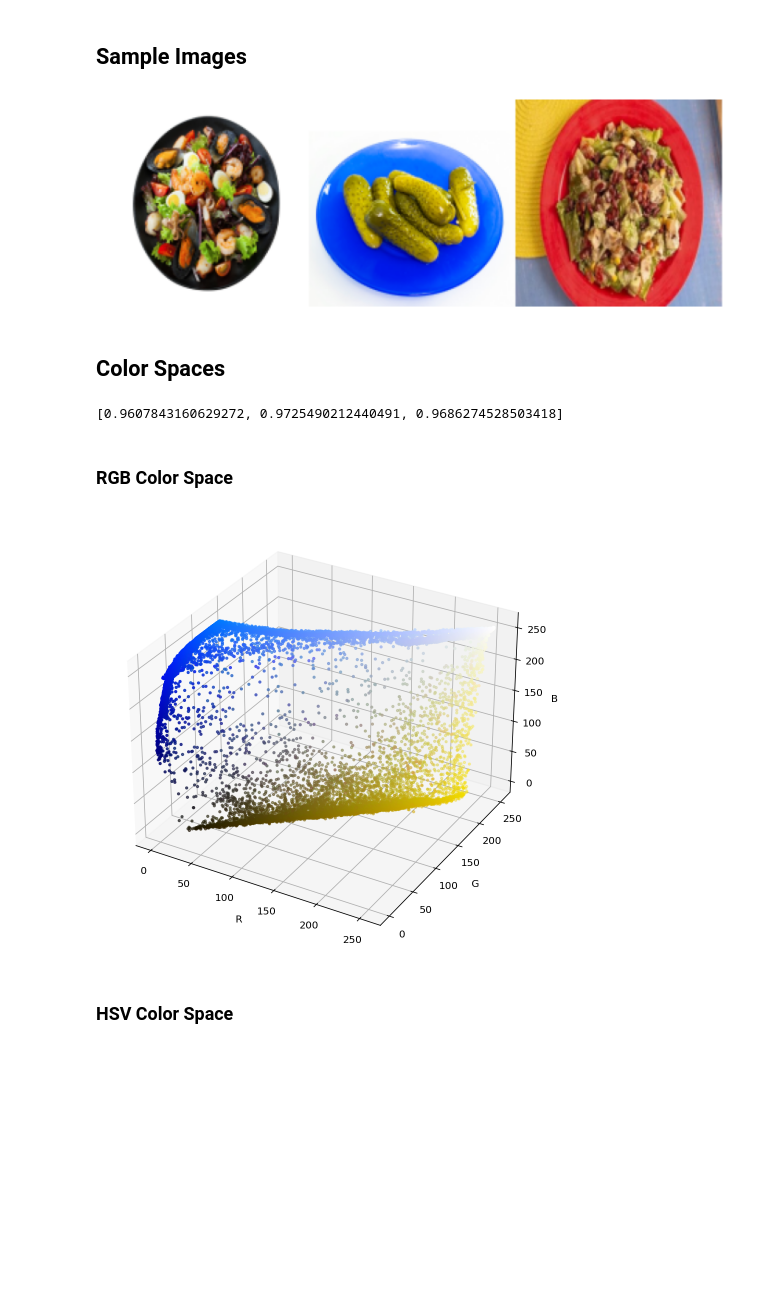
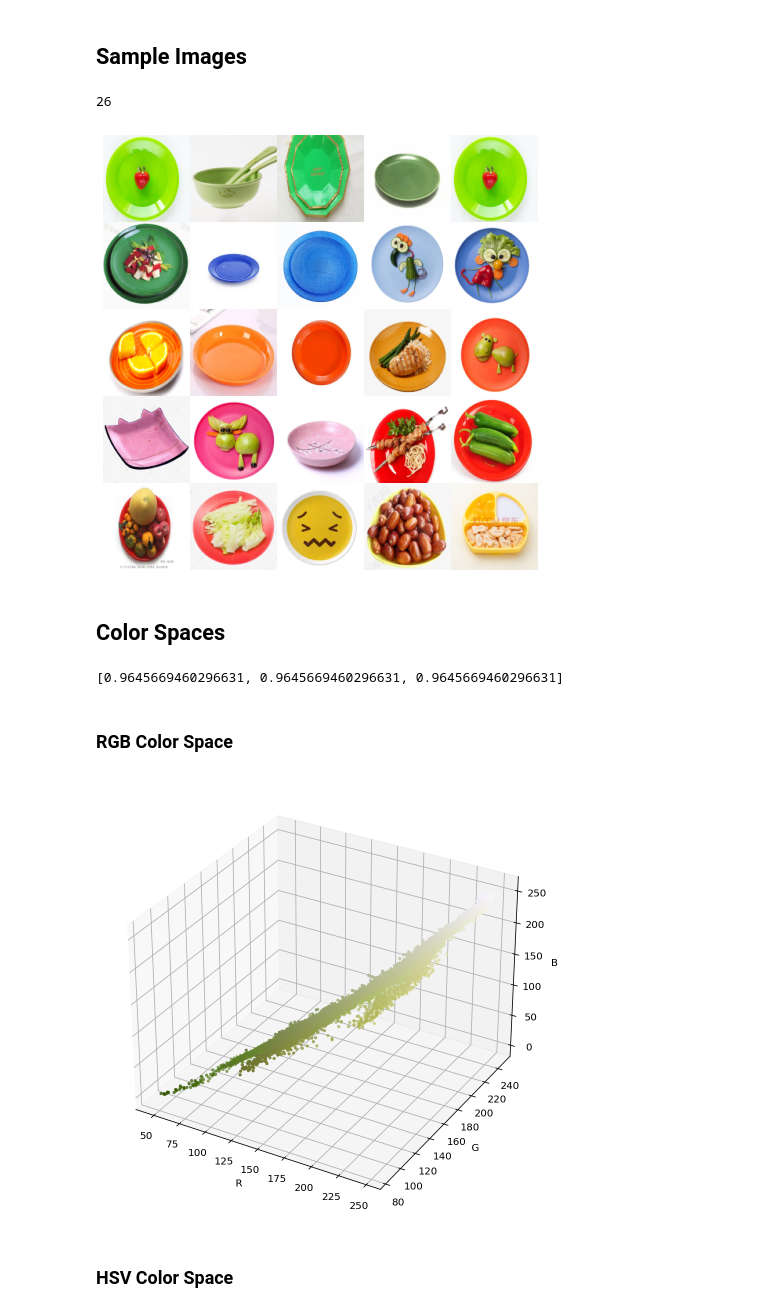
Before and after one commit to qrsforever/hzcsnote, a Jupyter notebook: erlangai/opencv/cv_dining_plate.ipynb, the cells around one changed output. Cells and saved outputs as stored; diff of their text form; code cells hidden in the pictures; blank space fills up the shorter version.

```diff
--- a/erlangai/opencv/cv_dining_plate.ipynb
+++ b/erlangai/opencv/cv_dining_plate.ipynb
@@ -204,19 +233,48 @@ NAME2INDEX
 ## Sample Images
 # %%
 test_samples = [
-    'https://raceai.s3.didiyunapi.com/data/datasets/cv/dining_plate/black.png',
-    'https://raceai.s3.didiyunapi.com/data/datasets/cv/dining_plate/blue.png',
-    'https://raceai.s3.didiyunapi.com/data/datasets/cv/dining_plate/red_plate_1.jpg',
+    'https://raceai.s3.didiyunapi.com/data/datasets/cv/Dinner_plate/green/green4.jpg',
+    'https://raceai.s3.didiyunapi.com/data/datasets/cv/Dinner_plate/green/green1.jpg',
+    'https://raceai.s3.didiyunapi.com/data/datasets/cv/Dinner_plate/green/green2.jpg',
+    'https://raceai.s3.didiyunapi.com/data/datasets/cv/Dinner_plate/green/green3.jpg',
+    'https://raceai.s3.didiyunapi.com/data/datasets/cv/Dinner_plate/green/green4.jpg',
+    'https://raceai.s3.didiyunapi.com/data/datasets/cv/Dinner_plate/green/green5.jpg',
+    'https://raceai.s3.didiyunapi.com/data/datasets/cv/Dinner_plate/blue/blue1.jpg',
+    'https://raceai.s3.didiyunapi.com/data/datasets/cv/Dinner_plate/blue/blue2.jpg',
+    'https://raceai.s3.didiyunapi.com/data/datasets/cv/Dinner_plate/blue/blue4.jpg',
+    'https://raceai.s3.didiyunapi.com/data/datasets/cv/Dinner_plate/blue/blue5.jpg',
+    'https://raceai.s3.didiyunapi.com/data/datasets/cv/Dinner_plate/orange/orange1.jpg',
+    'https://raceai.s3.didiyunapi.com/data/datasets/cv/Dinner_plate/orange/orange2.jpg',
+    'https://raceai.s3.didiyunapi.com/data/datasets/cv/Dinner_plate/orange/orange3.jpg',
+    'https://raceai.s3.didiyunapi.com/data/datasets/cv/Dinner_plate/orange/orange4.jpg',
+    'https://raceai.s3.didiyunapi.com/data/datasets/cv/Dinner_plate/orange/orange5.jpg',
+    'https://raceai.s3.didiyunapi.com/data/datasets/cv/Dinner_plate/pink/pink1.jpg',
+    'https://raceai.s3.didiyunapi.com/data/datasets/cv/Dinner_plate/pink/pink2.jpg',
+    'https://raceai.s3.didiyunapi.com/data/datasets/cv/Dinner_plate/pink/pink3.jpg',
+    'https://raceai.s3.didiyunapi.com/data/datasets/cv/Dinner_plate/red/red1.jpg',
+    'https://raceai.s3.didiyunapi.com/data/datasets/cv/Dinner_plate/red/red2.jpg',
+    'https://raceai.s3.didiyunapi.com/data/datasets/cv/Dinner_plate/red/red3.jpg',
+    'https://raceai.s3.didiyunapi.com/data/datasets/cv/Dinner_plate/red/red4.jpg',
+    'https://raceai.s3.didiyunapi.com/data/datasets/cv/Dinner_plate/yellow/yellow1.jpg',
+    'https://raceai.s3.didiyunapi.com/data/datasets/cv/Dinner_plate/yellow/yellow2.jpg',
+    'https://raceai.s3.didiyunapi.com/data/datasets/cv/Dinner_plate/yellow/yellow3.jpg',
+    'https://raceai.s3.didiyunapi.com/data/datasets/cv/Dinner_plate/yellow/yellow4.jpg',
 ]
 
+print(len(test_samples))
+
 show_image(
-    np.hstack([
-        im_read(test_samples[0], size=150),
-        im_read(test_samples[1], size=150),
-        im_read(test_samples[2], size=150)])
+    np.vstack([
+        np.hstack([im_read(test_samples[i], size=150) for i in range(0, 5)]),
+        np.hstack([im_read(test_samples[i], size=150) for i in range(5, 10)]),
+        np.hstack([im_read(test_samples[i], size=150) for i in range(10, 15)]),
+        np.hstack([im_read(test_samples[i], size=150) for i in range(15, 20)]),
+        np.hstack([im_read(test_samples[i], size=150) for i in range(20, 25)]),
+    ])
 )
 # %% [output]
+26
-[figure, old version]
+[figure, new version]
 # %% [markdown]
 ## Color Spaces
 # %%
@@ -229,7 +287,7 @@ norm.autoscale(pixel_colors) # set: vmin = np.min(pixel_colors), vmax = np.max(p
 pixel_colors_list = norm(pixel_colors).tolist()
 pixel_colors_list[int(w*h*0.5)]
 # %% [output]
-[0.9607843160629272, 0.9725490212440491, 0.9686274528503418]
+[0.9645669460296631, 0.9645669460296631, 0.9645669460296631]
 # %% [markdown]
 ### RGB Color Space
 # %%
@@ -242,7 +300,7 @@ axis.set_xlabel("R")
 axis.set_ylabel("G")
 axis.set_zlabel("B");
 # %% [output]
-[figure, old version]
+[figure, new version]
 # %% [markdown]
 ### HSV Color Space
 # %%
```
Also changed, not shown: parts of 5 cells of this notebook, 2 other files.
